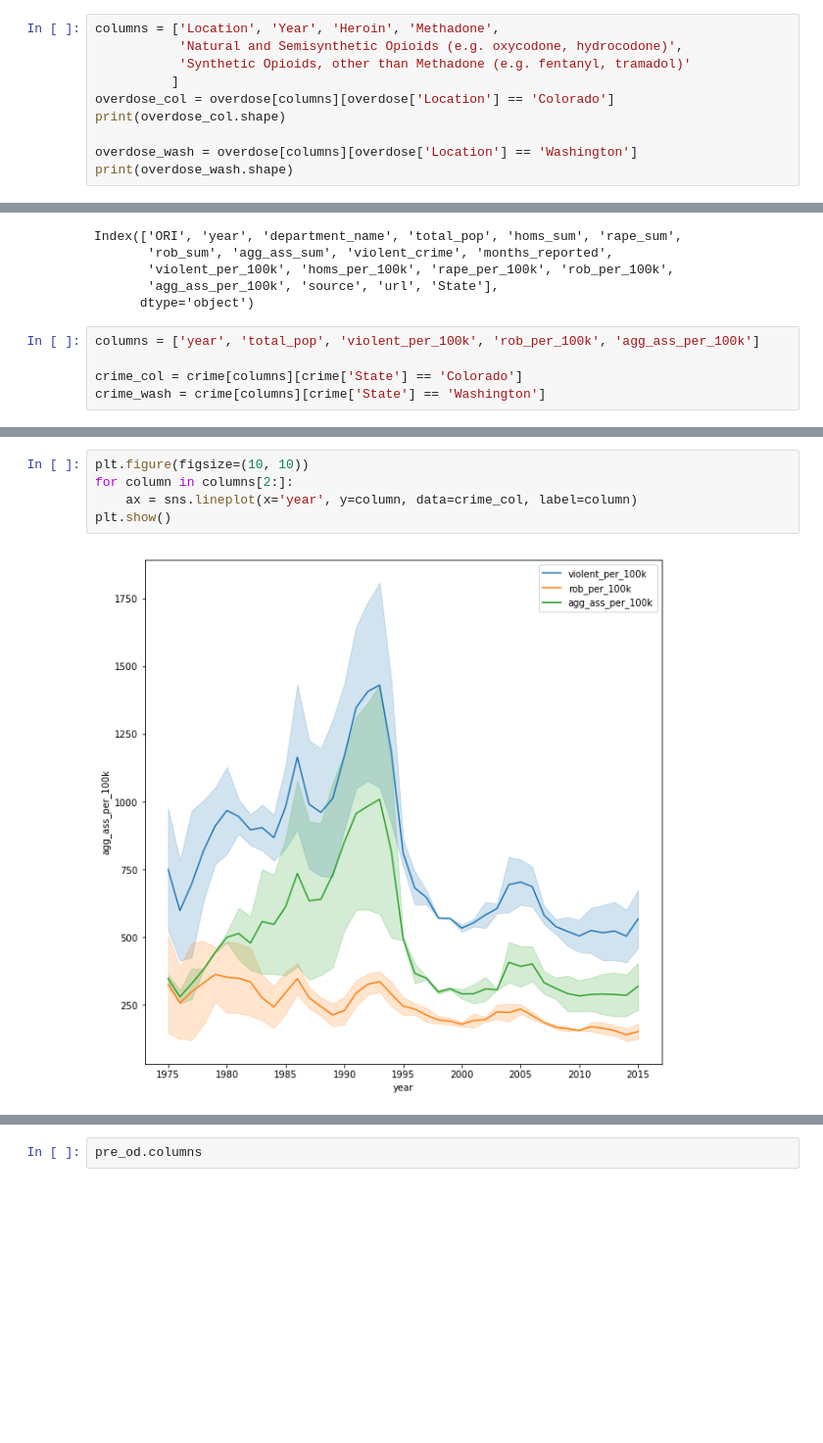
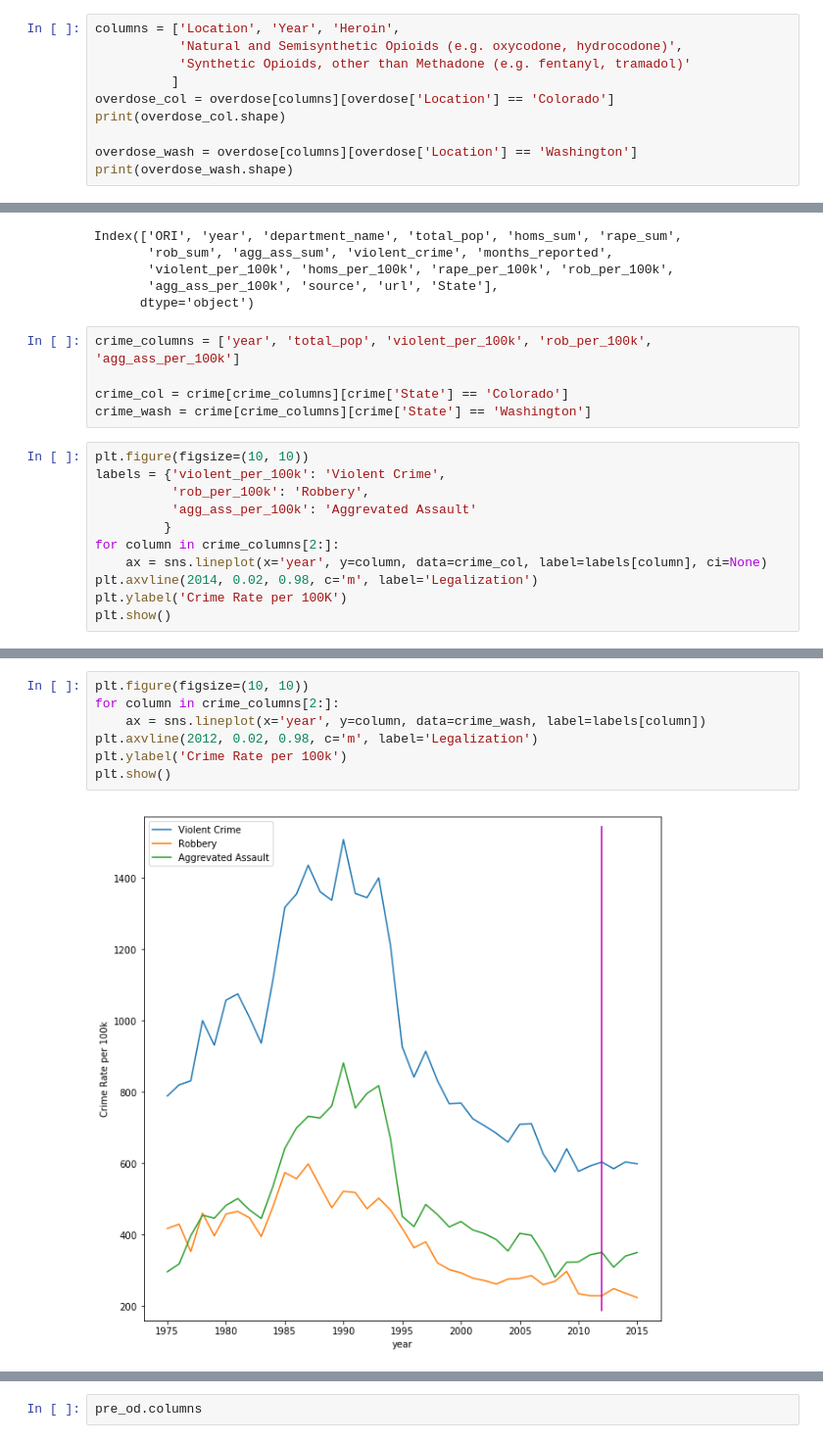
Before and after one commit to displaced-lobster/BDC2019, a Jupyter notebook: Recreational Cannabis.ipynb, the cells around one changed output, grey strips where cells are left out. Shown at 98% size. Cells and saved outputs as stored; diff of their text form; blank space fills up the shorter version.

Commit message:
Add visualizations.

```diff
--- a/Recreational Cannabis.ipynb
+++ b/Recreational Cannabis.ipynb
@@ -34,7 +34,7 @@ Index(['Location', 'Year', 'Heroin', 'Heroin (missing reason)', 'Methadone',
        'Footnotes'],
       dtype='object')
 # %%
-columns = ['Location', 'Year', 'Heroin', 'Methadone',
+columns = ['Location', 'Year', 'Heroin',
            'Natural and Semisynthetic Opioids (e.g. oxycodone, hydrocodone)',
            'Synthetic Opioids, other than Methadone (e.g. fentanyl, tramadol)'
           ]
@@ -78,7 +80,18 @@ Index(['ORI', 'year', 'department_name', 'total_pop', 'homs_sum', 'rape_sum',
        'agg_ass_per_100k', 'source', 'url', 'State'],
       dtype='object')
 # %%
-columns = ['year', 'total_pop', 'violent_per_100k', 'rob_per_100k', 'agg_ass_per_100k']
+crime_columns = ['year', 'total_pop', 'violent_per_100k', 'rob_per_100k', 'agg_ass_per_100k']
 
-crime_col = crime[columns][crime['State'] == 'Colorado']
-crime_wash = crime[columns][crime['State'] == 'Washington']
+crime_col = crime[crime_columns][crime['State'] == 'Colorado']
+crime_wash = crime[crime_columns][crime['State'] == 'Washington']
+# %%
+plt.figure(figsize=(10, 10))
+labels = {'violent_per_100k': 'Violent Crime',
+          'rob_per_100k': 'Robbery',
+          'agg_ass_per_100k': 'Aggrevated Assault'
+         }
+for column in crime_columns[2:]:
+    ax = sns.lineplot(x='year', y=column, data=crime_col, label=labels[column], ci=None)
+plt.axvline(2014, 0.02, 0.98, c='m', label='Legalization')
+plt.ylabel('Crime Rate per 100K')
+plt.show()
@@ -85,7 +100,9 @@ crime_wash = crime[columns][crime['State'] == 'Washington']
 # %%
 plt.figure(figsize=(10, 10))
-for column in columns[2:]:
-    ax = sns.lineplot(x='year', y=column, data=crime_col, label=column)
+for column in crime_columns[2:]:
+    ax = sns.lineplot(x='year', y=column, data=crime_wash, label=labels[column])
+plt.axvline(2012, 0.02, 0.98, c='m', label='Legalization')
+plt.ylabel('Crime Rate per 100k')
 plt.show()
 # %% [output]
-[figure, old version]
+[figure, new version]
```
Also changed, not shown: parts of 7 cells of this notebook.
